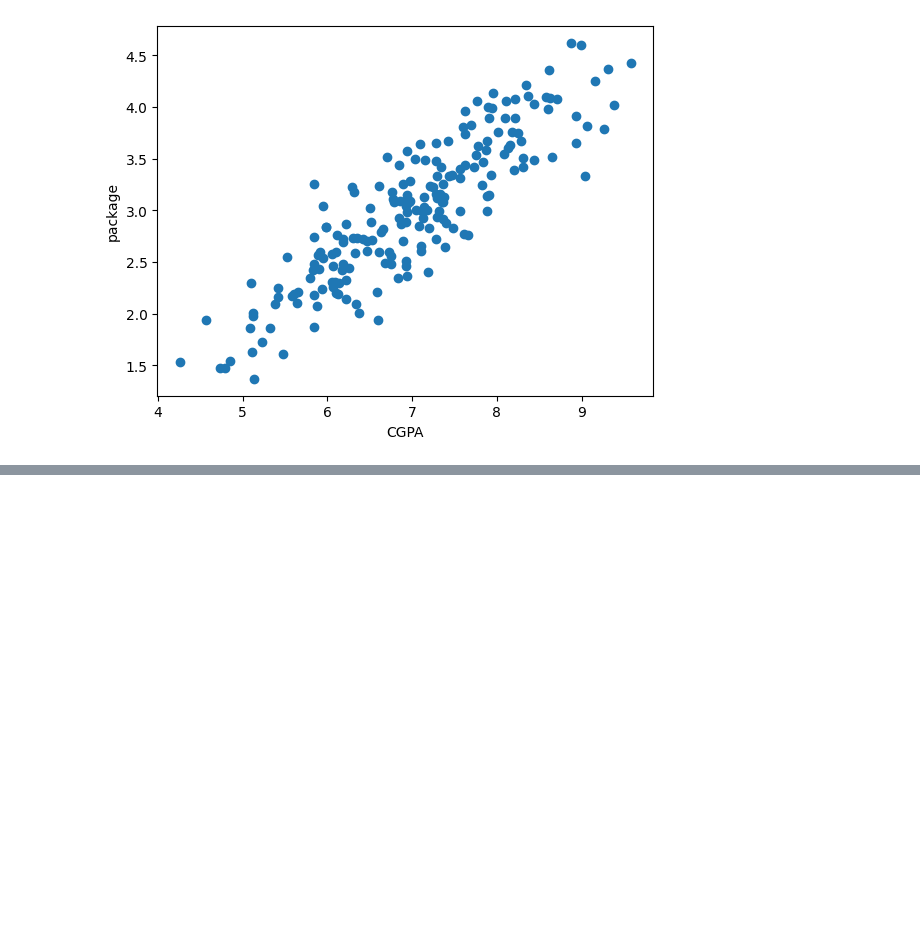
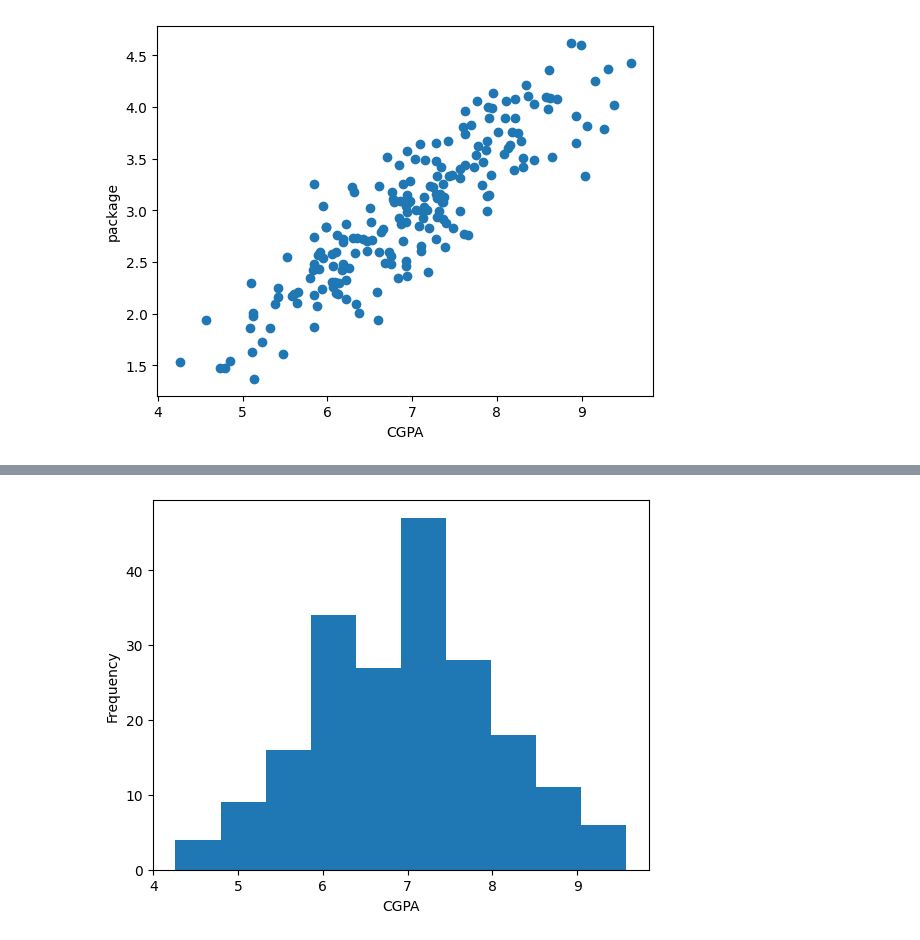
Before and after one commit to Vinay2080/JupyterProject, a Jupyter notebook: machine_learning_lab/experiment two/expiment_two_placement_dataset.ipynb, the cells around one changed output, grey strips where cells are left out. Cells and saved outputs as stored; diff of their text form; code cells hidden in the pictures; blank space fills up the shorter version.

```diff
--- a/machine_learning_lab/experiment two/expiment_two_placement_dataset.ipynb
+++ b/machine_learning_lab/experiment two/expiment_two_placement_dataset.ipynb
@@ -42,0 +55,7 @@ Text(0, 0.5, 'package')
+# %%
+plt.hist(df['cgpa'])
+plt.xlabel('CGPA')
+plt.ylabel('Frequency')
+plt.show()
+# %% [output]
+[figure, added]
```
Also changed, not shown: parts of 2 cells of this notebook, 10 other files.
